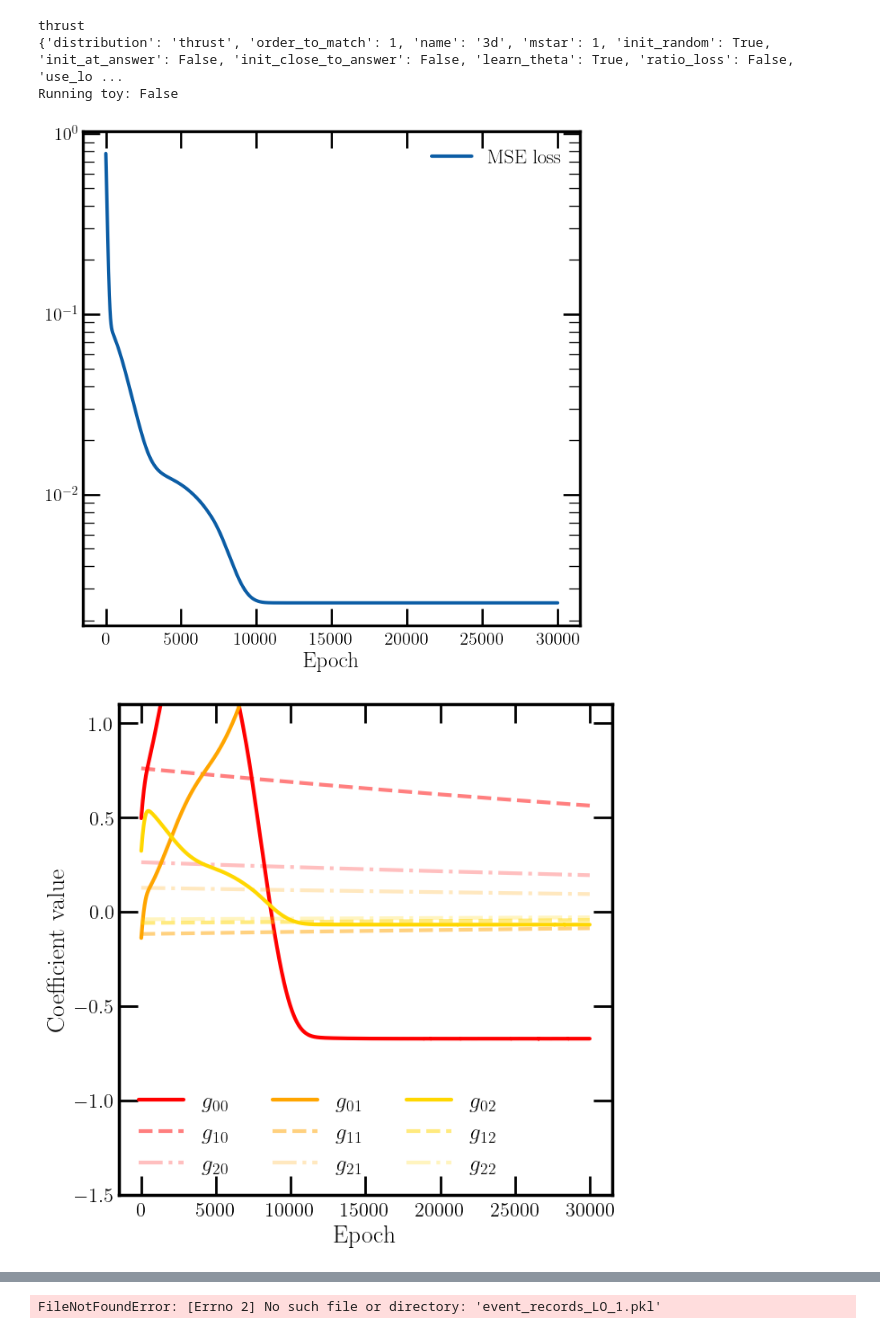
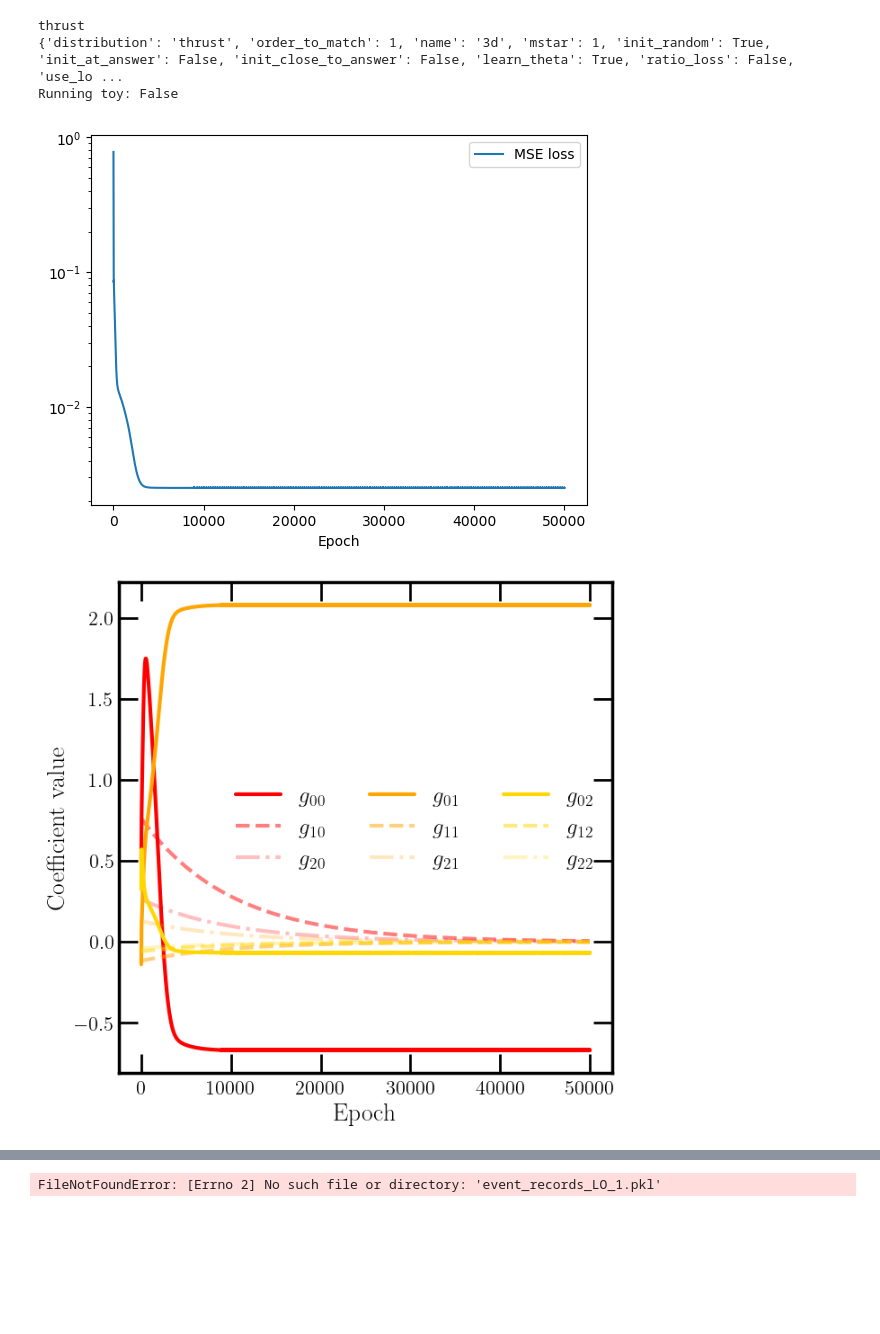
Before and after one commit to rikab/RDF, a Jupyter notebook: old/plot_results_rikabplotlib.ipynb, the cells around one changed output, grey strips where cells are left out. Saved outputs shown, nothing was run; the diff lists cells and outputs as text; code cells hidden in the pictures; blank space fills up the shorter version.

```diff
--- a/old/plot_results_rikabplotlib.ipynb
+++ b/old/plot_results_rikabplotlib.ipynb
@@ -15,9 +15,25 @@ device = "cpu"
 # %%
 outfile_name = f"thrust_1_3d"
 
+save_dict = {}
 
-with open(f"output_final/{outfile_name}", "rb") as ifile:
-    save_dict = pickle.load(ifile)
+
+if "thrust" in outfile_name:
+
+    with open(f"output_final/{outfile_name}_config", "rb") as ifile:
+        save_dict["configs"] = pickle.load(ifile)
+
+    losses = np.load(f"output_final/{outfile_name}_losses.npy")
+    g_coeffs_log = np.load(f"output_final/{outfile_name}_g_coeffs.npy")
+    theta_log = np.load(f"output_final/{outfile_name}_theta.npy")
+
+else:
+    with open(f"output_final/{outfile_name}_config", "rb") as ifile:
+        save_dict["configs"] = pickle.load(ifile)
+
+    losses = save_dict["loss"]
+    g_coeffs_log = save_dict["g_coeffs"]
+    theta_log = save_dict["theta"]
 
 distribution = save_dict["configs"]["distribution"]
 order_to_match = save_dict["configs"]["order_to_match"]
@@ -44,7 +60,7 @@ xlabels_t  = {"LO_thrust" : r"$t = \log(1/\tau)$",
                "angularity" : r"$t = \log(1/\lambda)$",
               }
 
-run_toy = not ("LO_thrust" in outfile_name)
+run_toy = not ("thrust" in outfile_name)
 print(f"Running toy: {run_toy}")
 # %% [output]
 thrust
@@ -80,29 +89,29 @@ plt.yscale("log")
 plt.xlabel("Epoch")
 plt.show()
 # %% [output]
-[figure, old version]
+[figure, new version]
 # %%
 
 
 from matplotlib.pyplot import cm
 color = iter(cm.hsv(np.linspace(0, 1, g_coeffs_log.shape[2]+1)))
 opacities = [1.0, 0.5, 0.25]
 linestyles = ["-", "--", "-."]
 
 colors = ["red", "orange", "gold"]
 
 fig, ax = newplot('full')
 for n in range(g_coeffs_log.shape[2]):
     c = colors[n]
     for m in range(g_coeffs_log.shape[1]):
         label = f"$g_{{{m}{n}}}$"
         plt.plot(g_coeffs_log[:, m, n], label=label, color=c, alpha=opacities[m], linestyle=linestyles[m])
 plt.legend(ncol = 3)#, title = "Thrust @ " + r"$\mathcal{O}(\alpha_s^" + str(order_to_match) + "$)\t\t\t\t\t")
 plt.xlabel("Epoch")
 plt.ylabel("Coefficient value")
-plt.ylim(ylims[distribution])
+# plt.ylim(ylims[distribution])
 plt.savefig(f"figures/{outfile_name}_coeffs_nice.png", bbox_inches = "tight")
 
 plt.show()
 # %% [output]
-[figure, old version]
+[figure, new version]
```
Also changed, not shown: parts of 7 cells of this notebook, 4 other files.
